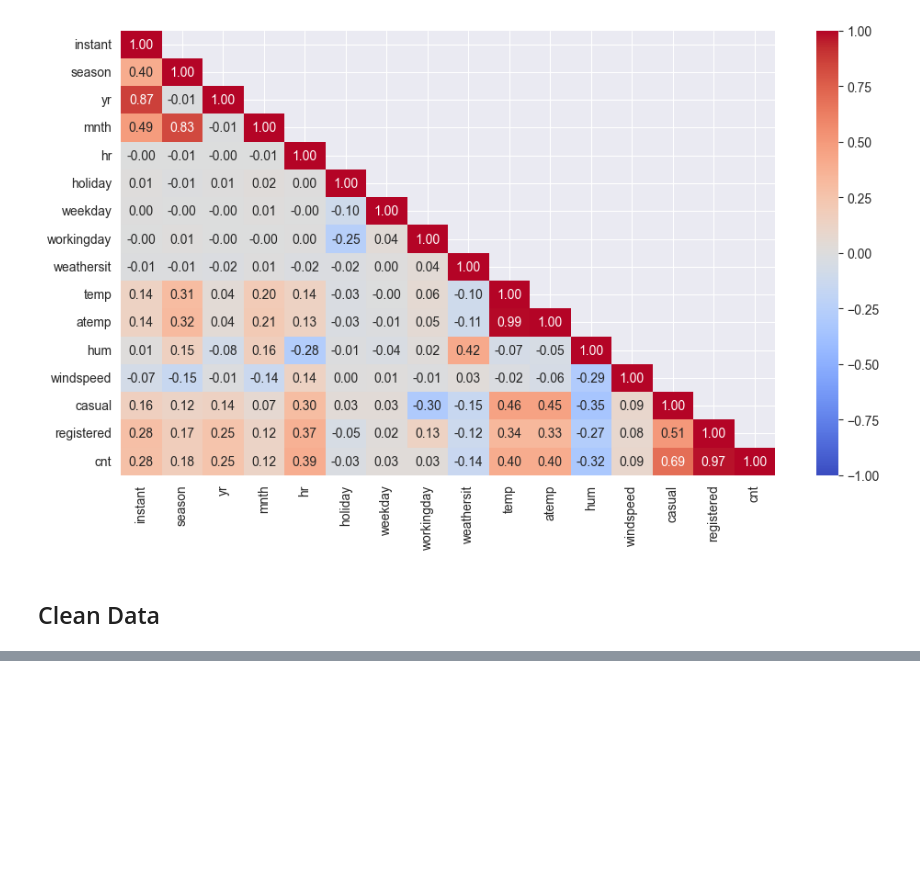
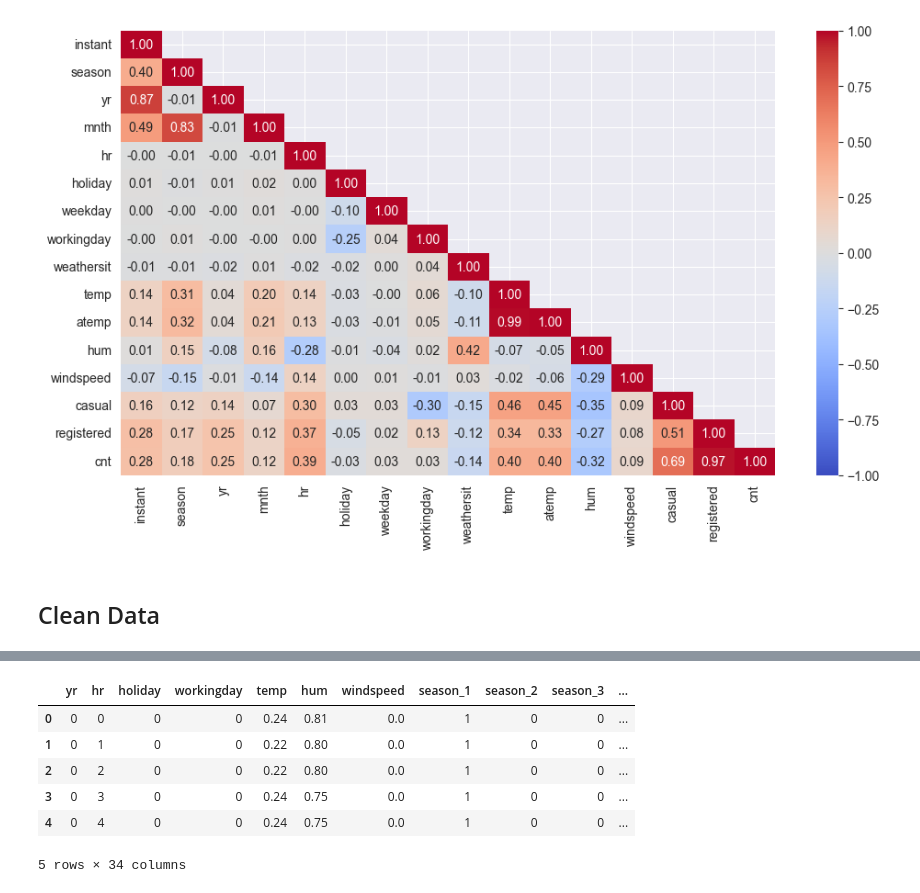
Before and after one commit to 7Steffen7/42HN-x-appliedAI-Machine-Learning-MLOps-Part-1, a Jupyter notebook: first_notebook.ipynb, the cells around one changed output, grey strips where cells are left out. Cells and saved outputs as stored; diff of their text form; code cells hidden in the pictures; blank space fills up the shorter version.

```diff
--- a/first_notebook.ipynb
+++ b/first_notebook.ipynb
@@ -167,0 +207,16 @@ df_hour.drop(columns='atemp')
+# %%
+target = 'cnt'
+feature_hour = df_encoded.columns.drop(target)
+
+X_cleaned = df_encoded[feature_hour]
+y = df_encoded[target]
+# %%
+X_cleaned.head()
+# %% [output]
+|  | yr | hr | holiday | workingday | temp | hum | windspeed | season_1 | season_2 | season_3 | ... |
+| 0 | 0 | 0 | 0 | 0 | 0.24 | 0.81 | 0.0 | 1 | 0 | 0 | ... |
+| 1 | 0 | 1 | 0 | 0 | 0.22 | 0.80 | 0.0 | 1 | 0 | 0 | ... |
+| 2 | 0 | 2 | 0 | 0 | 0.22 | 0.80 | 0.0 | 1 | 0 | 0 | ... |
+| 3 | 0 | 3 | 0 | 0 | 0.24 | 0.75 | 0.0 | 1 | 0 | 0 | ... |
+| 4 | 0 | 4 | 0 | 0 | 0.24 | 0.75 | 0.0 | 1 | 0 | 0 | ... |
+5 rows × 34 columns
```
Also changed, not shown: parts of 18 cells of this notebook, 4 other files.
